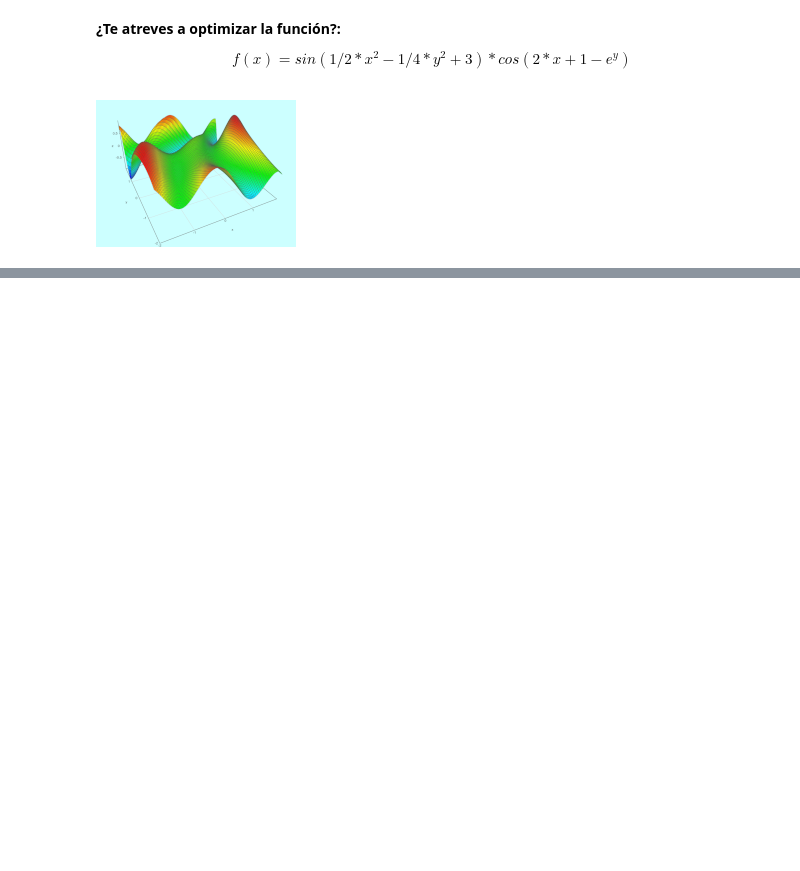
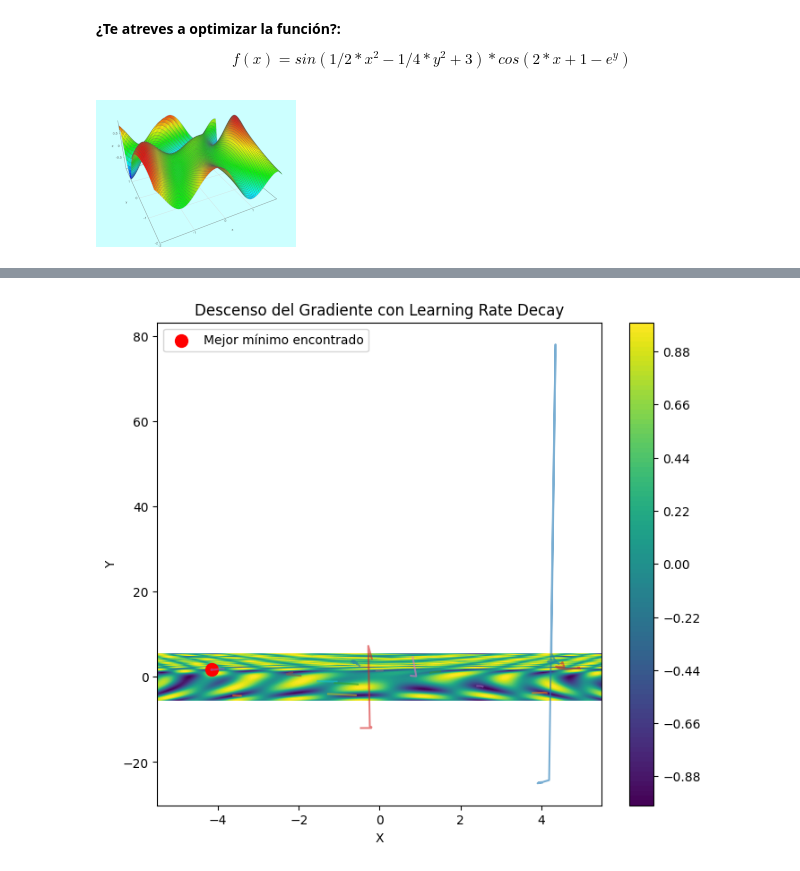
Before and after one commit to DavidAlba/03MAIR---Algoritmos-de-Optimizacion, a Jupyter notebook: Algoritmos_David_Alba_AG2.ipynb, the cells around one changed output, grey strips where cells are left out. Cells and saved outputs as stored; diff of their text form; code cells hidden in the pictures; blank space fills up the shorter version.

```diff
--- a/Algoritmos_David_Alba_AG2.ipynb
+++ b/Algoritmos_David_Alba_AG2.ipynb
@@ -322,0 +638,97 @@ f= lambda X: math.sin(1/2 * X[0]**2 - 1/4 * X[1]**2 + 3) *math.cos(2*X[0] + 1 -
+# %%
+import math
+import matplotlib.pyplot as plt
+import numpy as np
+import random
+
+
+# Función a optimizar
+f = lambda X: math.sin(1/2 * X[0]**2 - 1/4 * X[1]**2 + 3) * math.cos(2*X[0] + 1 - math.exp(X[1]))
+
+
+# Gradiente aproximado por diferencias finitas
+def gradiente_aprox(f, X, h=1e-5):
+    grad = []
+    for i in range(len(X)):
+        X_h1 = X.copy()
+        X_h2 = X.copy()
+        X_h1[i] += h
+        X_h2[i] -= h
+        derivada = (f(X_h1) - f(X_h2)) / (2*h)
+        grad.append(derivada)
+    return grad
+
+
+# Parámetros
+num_inicios = 15
+TA_inicial = 0.05
+decay_rate = 0.01
+num_iteraciones = 8000
+
+
+# Preparar mapa de niveles
+resolucion = 200
+rango = 5.5
+X = np.linspace(-rango, rango, resolucion)
+Y = np.linspace(-rango, rango, resolucion)
+Z = np.zeros((resolucion, resolucion))
+for ix, x in enumerate(X):
+    for iy, y in enumerate(Y):
+        Z[iy, ix] = f([x, y])
+
+
+plt.figure(figsize=(8,7))
+plt.contourf(X, Y, Z, 100)
+plt.colorbar()
+plt.title("Descenso del Gradiente con Learning Rate Decay")
+plt.xlabel("X")
+plt.ylabel("Y")
+
+
+# Guardar el mejor mínimo global encontrado
+mejor_punto = None
+mejor_valor = float("inf")
+
+
+# Ejecutar múltiples inicios
+for inicio in range(num_inicios):
+    # Punto aleatorio
+    P = [random.uniform(-5,5), random.uniform(-5,5)]
+    trayectoria_x = [P[0]]
+    trayectoria_y = [P[1]]
+    TA = TA_inicial
+
+
+    for iter in range(num_iteraciones):
+        grad = gradiente_aprox(f, P)
+        # Actualizar punto
+        P[0] -= TA * grad[0]
+        P[1] -= TA * grad[1]
+        trayectoria_x.append(P[0])
+        trayectoria_y.append(P[1])
+        # Decay learning rate
+        TA *= (1 / (1 + decay_rate * iter))
+
+
+    valor_final = f(P)
+    # Si mejora el mejor encontrado
+    if valor_final < mejor_valor:
+        mejor_valor = valor_final
+        mejor_punto = P
+
+
+    # Dibujar trayectoria de este inicio
+    plt.plot(trayectoria_x, trayectoria_y, alpha=0.6)
+
+
+# Pintar el mejor punto encontrado
+plt.scatter(mejor_punto[0], mejor_punto[1], c="red", s=100, label="Mejor mínimo encontrado")
+plt.legend()
+plt.show()
+
+
+# Imprimir resultados
+print("Solución final:", mejor_punto)
+print("Valor de la función en la solución final:", mejor_valor)
+# %% [output]
+[figure, added]
```
Also changed, not shown: parts of 17 cells of this notebook.
